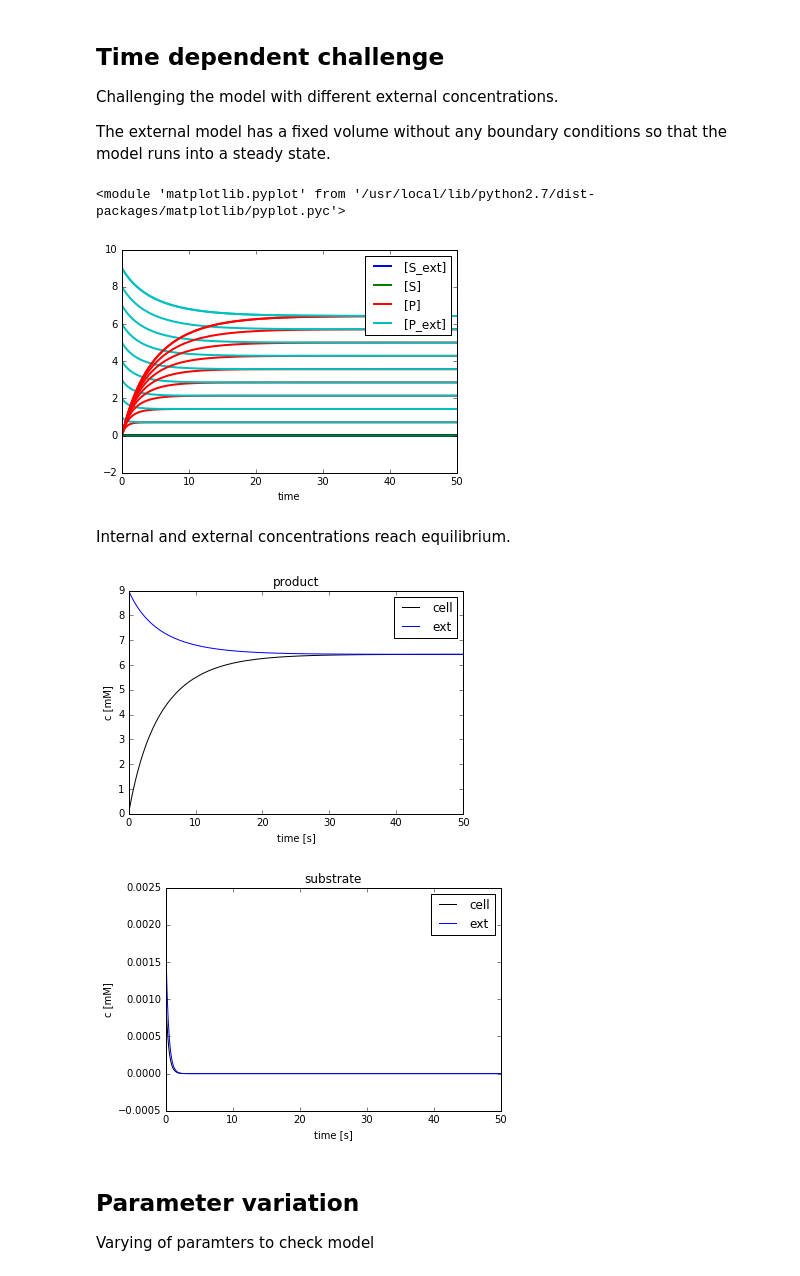
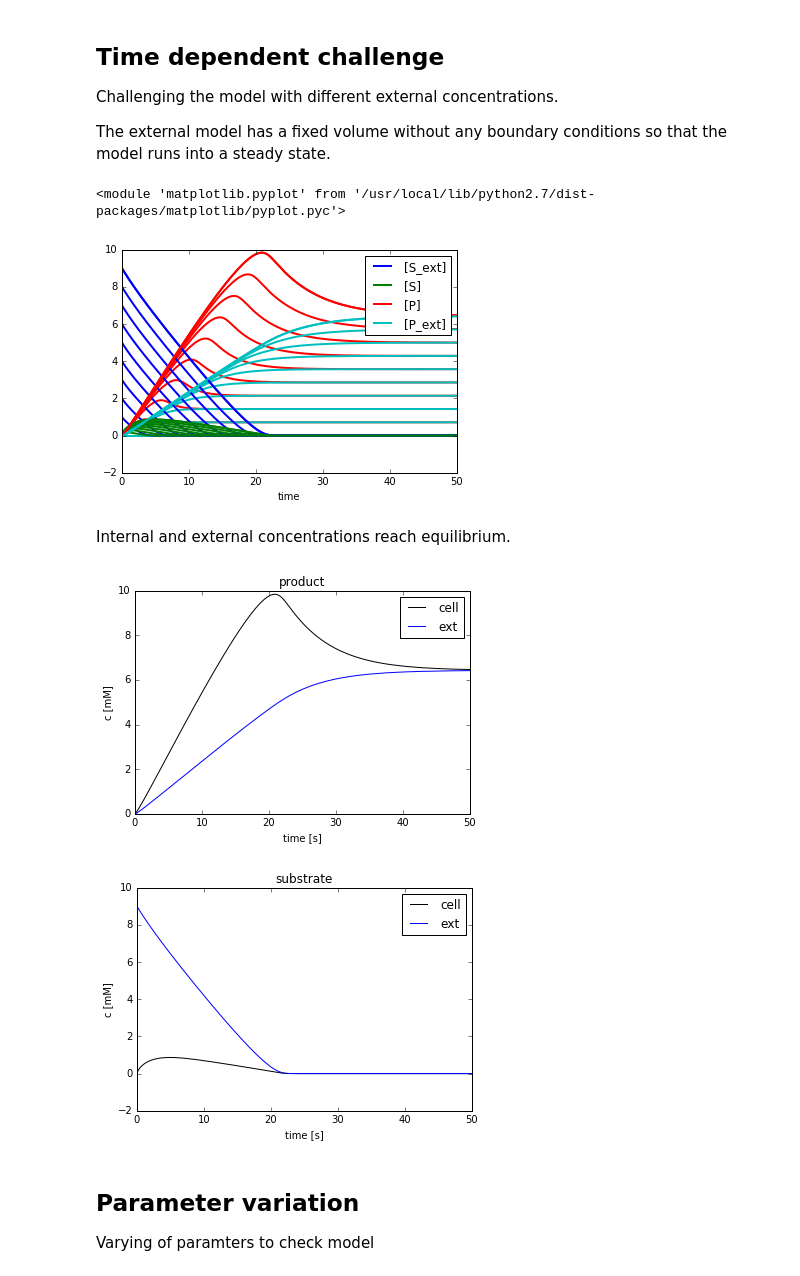
Before and after one commit to jingyayeah/multiscale-galactose, a Jupyter notebook: python/multiscalepy/multiscale/examples/models/clearance/clearance.ipynb, the cells around one changed output. Cells and saved outputs as stored; diff of their text form; code cells hidden in the pictures.

Commit message:
first simulation with flow model

```diff
--- a/python/multiscalepy/multiscale/examples/models/clearance/clearance.ipynb
+++ b/python/multiscalepy/multiscale/examples/models/clearance/clearance.ipynb
@@ -5,18 +15,13 @@ Detoxification of substance `S` via hepatic transformation to `P`.
 # %%
-# simulation to steady state
-%matplotlib inline
-from __future__ import print_function, division
-import tellurium as te
-from matplotlib import pyplot as plt
-import clearance
-r = te.loads(clearance.sbml_path)
+# load SBML
+r = te.loads(clearance.sbml_cell)
 r.integrator.absolute_tolerance = 1E-20
 r.integrator.variable_step_size = True
 
 # print(r.getAntimony(current=False))
 r.resetToOrigin()
-s = r.simulate(0,1)
+s = r.simulate(0, 10)
 print(r.selections)
-r.plot(s)
+r.plot(s);
 # %% [output]
 ['time', '[S_ext]', '[S]', '[P]', '[P_ext]']
@@ -24,0 +32,6 @@ r.plot(s)
+# %%
+r.resetToOrigin()
+r['init([S_ext])'] = 1.0  # [mM]
+s = r.simulate(0, 10)
+print(r.selections)
+r.plot(s);
@@ -29,15 +58,16 @@ Challenging the model with different external concentrations.
 The external model has a fixed volume without any boundary conditions so that the model runs into a steady state.
 # %%
 # give a time dependent challenge via composition of models
+r.resetToOrigin()
 for k in range(10):
     r.reset()
-    r['init([P_ext])'] = k
+    r['init([S_ext])'] = k
     s = r.simulate(0, 50)
     r.plot(s, show=False, loc=False)
 r.plot(s, show=False)
 # %% [output]
 <module 'matplotlib.pyplot' from '/usr/local/lib/python2.7/dist-packages/matplotlib/pyplot.pyc'>
-[figure, old version]
+[figure, new version]
 # %% [markdown]
 Internal and external concentrations reach equilibrium.
 # %%
@@ -52,8 +82,8 @@ for key, name in {'P': 'product',
     plt.legend()
     plt.show()
 # %% [output]
-[figure, old version]
+[figure, new version]
-[figure, old version]
+[figure, new version]
 # %% [markdown]
 ## Parameter variation
 Varying of paramters to check model
```
Also changed, not shown: parts of 10 cells of this notebook, 18 other files.
